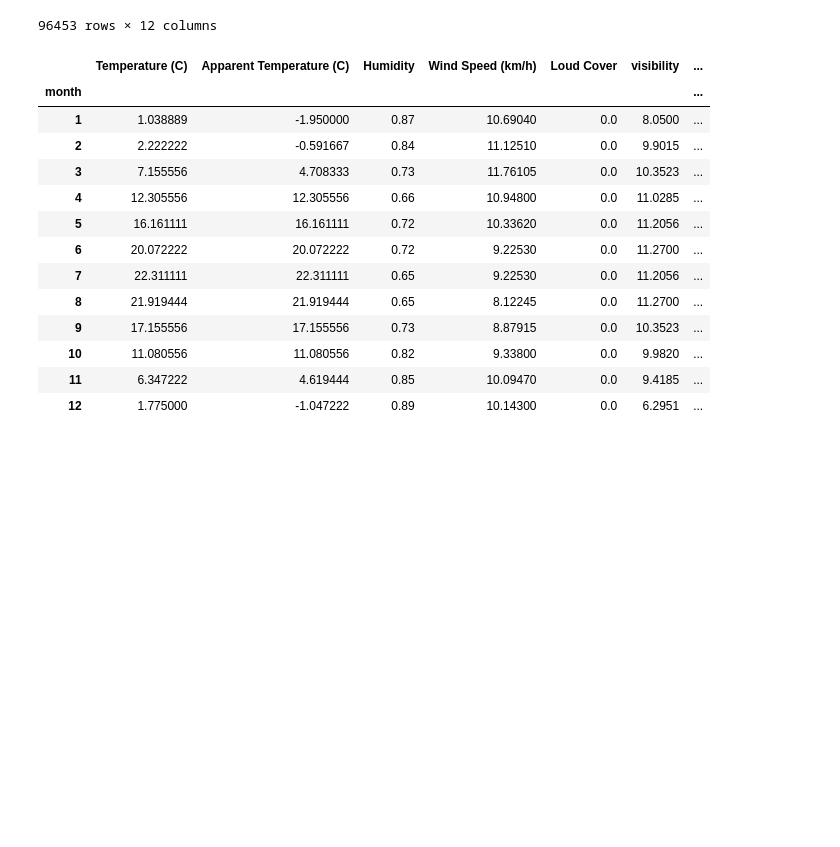
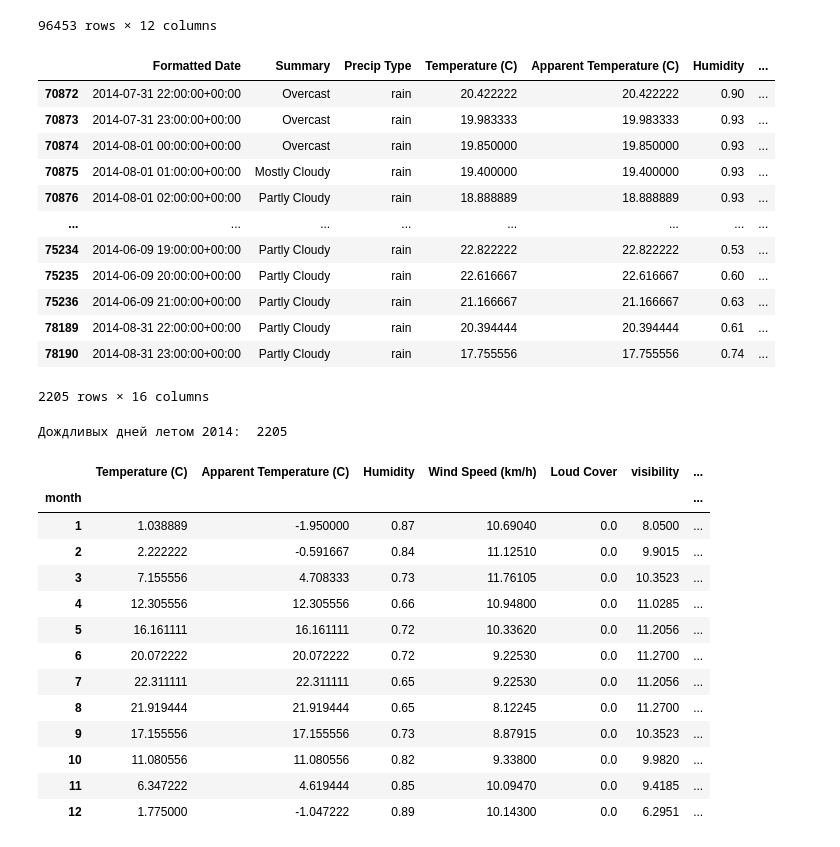
Before and after one commit to DmitryKutsev/ml_hw, a Jupyter notebook: hw1.ipynb, the cells around one changed output. Drawn from its saved outputs; the diff is of its cells as text; code cells hidden in the pictures; blank space fills up the shorter version.

```diff
--- a/hw1.ipynb
+++ b/hw1.ipynb
@@ -99,6 +96,30 @@ weather_hist['Formatted Date'] = pd.to_datetime(weather_hist['Formatted Date'],
 weather_hist['year'] = weather_hist['Formatted Date'].dt.year
 weather_hist['month'] = weather_hist['Formatted Date'].dt.month
 weather_hist['week'] = weather_hist['Formatted Date'].dt.week
+# %%
+rainy_days_2014 = weather_hist.loc[weather_hist['Precip Type'] == 'rain']
+rainy_days_2014 = rainy_days_2014.loc[rainy_days_2014['year'] == float('2014')]
+rainy_days_2014 = rainy_days_2014.loc[rainy_days_2014['month'].between(6, 8)]
+rainy_days_2014
+# %% [output]
+|  | Formatted Date | Summary | Precip Type | Temperature (C) | Apparent Temperature (C) | Humidity | ... |
+| 70872 | 2014-07-31 22:00:00+00:00 | Overcast | rain | 20.422222 | 20.422222 | 0.90 | ... |
+| 70873 | 2014-07-31 23:00:00+00:00 | Overcast | rain | 19.983333 | 19.983333 | 0.93 | ... |
+| 70874 | 2014-08-01 00:00:00+00:00 | Overcast | rain | 19.850000 | 19.850000 | 0.93 | ... |
+| 70875 | 2014-08-01 01:00:00+00:00 | Mostly Cloudy | rain | 19.400000 | 19.400000 | 0.93 | ... |
+| 70876 | 2014-08-01 02:00:00+00:00 | Partly Cloudy | rain | 18.888889 | 18.888889 | 0.93 | ... |
+| ... | ... | ... | ... | ... | ... | ... | ... |
+| 75234 | 2014-06-09 19:00:00+00:00 | Partly Cloudy | rain | 22.822222 | 22.822222 | 0.53 | ... |
+| 75235 | 2014-06-09 20:00:00+00:00 | Partly Cloudy | rain | 22.616667 | 22.616667 | 0.60 | ... |
+| 75236 | 2014-06-09 21:00:00+00:00 | Partly Cloudy | rain | 21.166667 | 21.166667 | 0.63 | ... |
+| 78189 | 2014-08-31 22:00:00+00:00 | Partly Cloudy | rain | 20.394444 | 20.394444 | 0.61 | ... |
+| 78190 | 2014-08-31 23:00:00+00:00 | Partly Cloudy | rain | 17.755556 | 17.755556 | 0.74 | ... |
+2205 rows × 16 columns
+# %%
+rainy_days = rainy_days_2014.shape[0]
+print("Дождливых дней летом 2014: ", rainy_days)
+# %% [output]
+Дождливых дней летом 2014:  2205
 # %%
 grouped_mon = weather_hist.groupby(['month']).aggregate(np.median)
 grouped_mon
```
Also changed, not shown: parts of 4 cells of this notebook.
